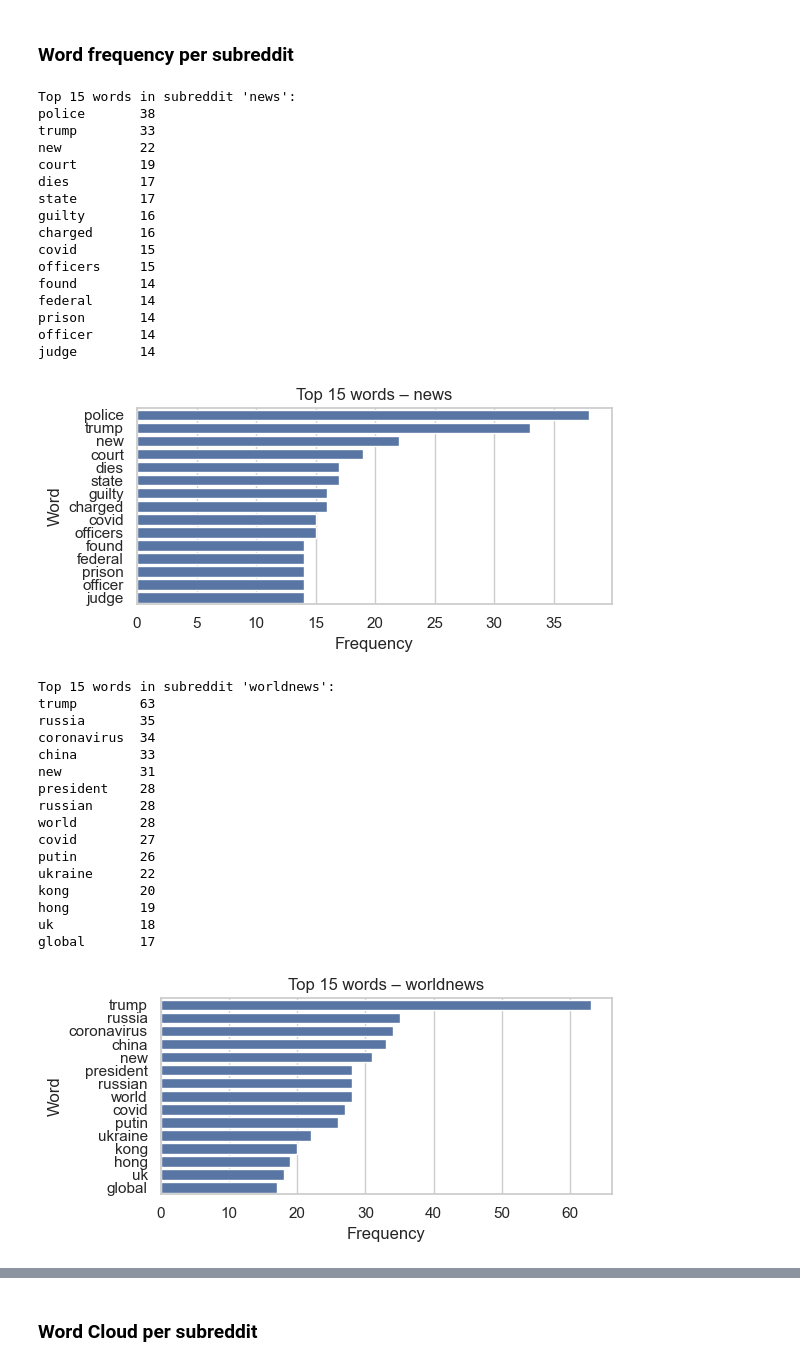
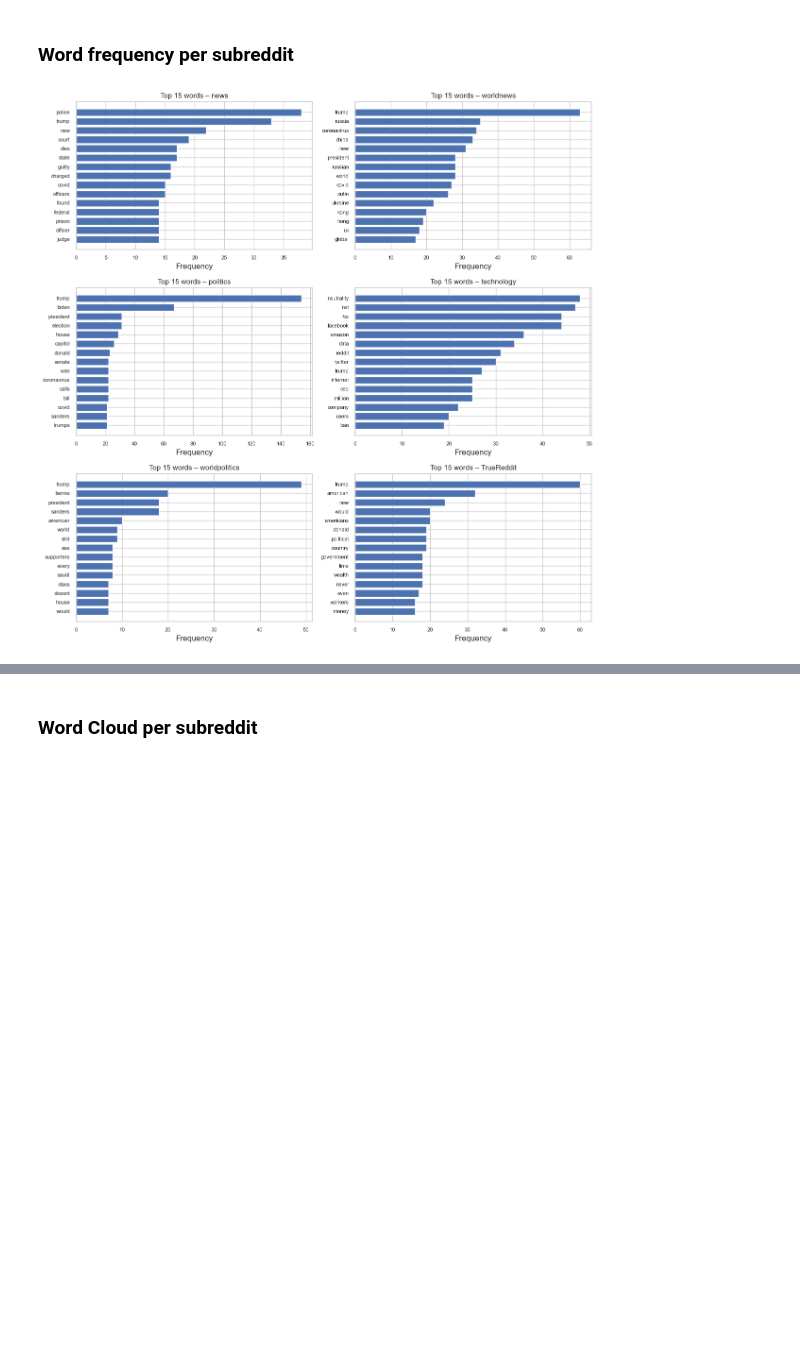
Before and after one commit to kyslytsyna/reddit-trends-analysis, a Jupyter notebook: reddit_trends_project/3_Analysis/3_EDA.ipynb, the cells around one changed output, grey strips where cells are left out. Drawn from its saved outputs; the diff is of its cells as text; code cells hidden in the pictures; blank space fills up the shorter version.

```diff
--- a/reddit_trends_project/3_Analysis/3_EDA.ipynb
+++ b/reddit_trends_project/3_Analysis/3_EDA.ipynb
@@ -163,61 +258,30 @@ plt.show()
 # %%
 from collections import Counter
 
-TOP_N = 15          # how many words to display
+TOP_N       = 15
+SUBREDDITS  = ["news", "worldnews", "politics",
+               "technology", "worldpolitics", "TrueReddit"]
 
-for sub in df['subreddit'].unique():
-    # flatten all tokens for this subreddit
+fig, axes = plt.subplots(3, 2, figsize=(12, 12), sharex=False)
+axes = axes.flatten()
+
+for ax, sub in zip(axes, SUBREDDITS):
+    # flatten tokens for this subreddit
     words = df.loc[df['subreddit'] == sub, 'tokens'].explode()
+    counts = Counter(words).most_common(TOP_N)
 
-    # count frequency
-    top_words = Counter(words).most_common(TOP_N)
+    # Data for bar-h plot
+    words_, freqs_ = zip(*counts)
+    ax.barh(words_[::-1], freqs_[::-1])          # reverse for top-down order
+    ax.set_title(f"Top {TOP_N} words – {sub}", fontsize=11)
+    ax.set_xlabel("Frequency")
+    ax.tick_params(labelsize=8)
 
-    # print table
-    print(f"\nTop {TOP_N} words in subreddit '{sub}':")
-    for w, n in top_words:
-        print(f"{w:<12} {n}")
+# remove any empty subplot (only needed if SUBREDDITS < 6)
+for extra_ax in axes[len(SUBREDDITS):]:
+    extra_ax.set_visible(False)
 
-    # bar-plot
-    top_df = pd.DataFrame(top_words, columns=['word', 'freq'])
-    plt.figure(figsize=(6, 3))
-    sns.barplot(data=top_df, x='freq', y='word')
-    plt.title(f"Top {TOP_N} words – {sub}")
-    plt.xlabel("Frequency")
-    plt.ylabel("Word")
-    plt.tight_layout()
-    plt.show()
+plt.tight_layout()
+plt.show()
 # %% [output]
-Top 15 words in subreddit 'news':
-police       38
-trump        33
-new          22
-court        19
-dies         17
-state        17
-guilty       16
-charged      16
-covid        15
-officers     15
-found        14
-federal      14
-prison       14
-officer      14
-judge        14
-[figure, old version]
+[figure, new version]
-Top 15 words in subreddit 'worldnews':
-trump        63
-russia       35
-coronavirus  34
-china        33
-new          31
-president    28
-russian      28
-world        28
-covid        27
-putin        26
-ukraine      22
-kong         20
-hong         19
-uk           18
-global       17
-[figure, removed]
```
Also changed, not shown: parts of 18 cells of this notebook, 1 other file.
